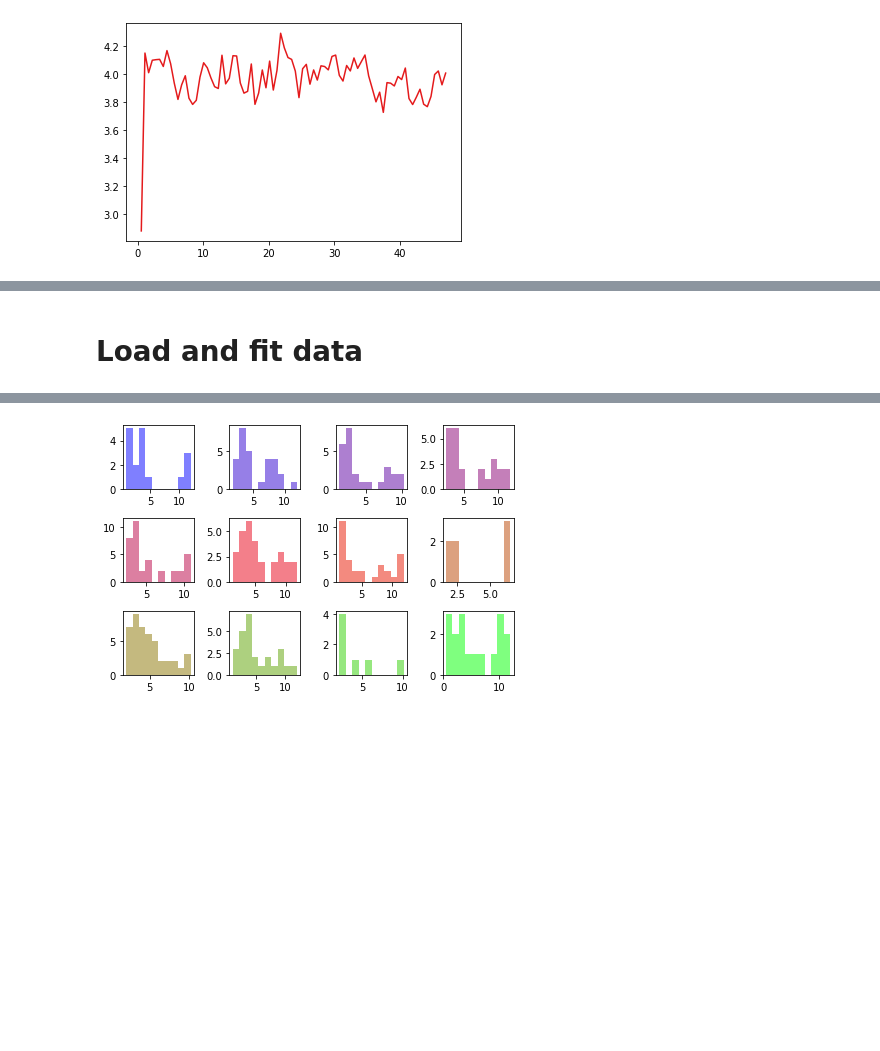
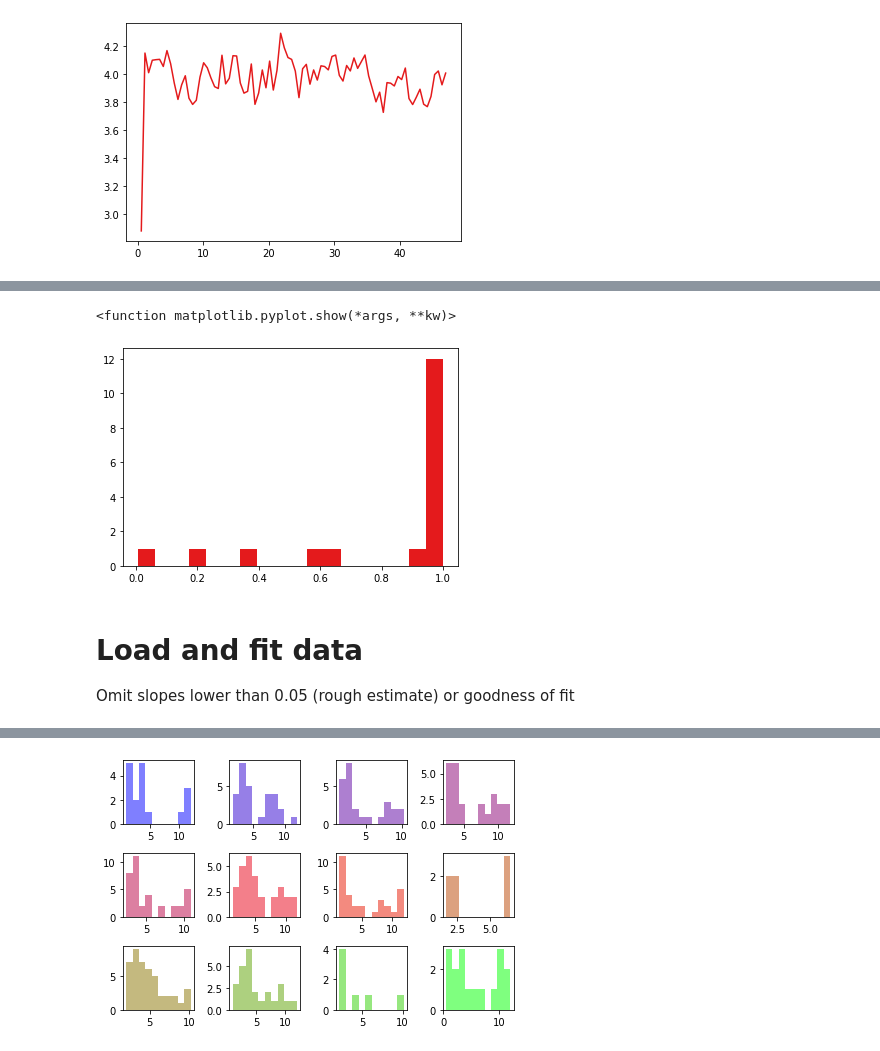
Before and after one commit to bfbarry/Metric-Modulation, a Jupyter notebook: spectral_analysis.ipynb, the cells around one changed output, grey strips where cells are left out. Saved outputs shown, nothing was run; the diff lists cells and outputs as text; code cells hidden in the pictures; blank space fills up the shorter version.

Commit message:
goodness of fit threshold

```diff
--- a/spectral_analysis.ipynb
+++ b/spectral_analysis.ipynb
@@ -92,4 +97,11 @@ y_coord =  10**group_df[f'cluster {10}']['peak data']['PW'][3][0] #+ 10**f(x_val
+# %%
+plt.hist(fg.get_params('r_squared'), bins=18); plt.show
+# %% [output]
+<function matplotlib.pyplot.show(*args, **kw)>
+[figure, added]
 # %% [markdown]
 # Load and fit data
+
+Omit slopes lower than 0.05 (rough estimate) or goodness of fit
 # %%
 thresh = 0.1
```
Also changed, not shown: parts of 10 cells of this notebook, 1 other file.
